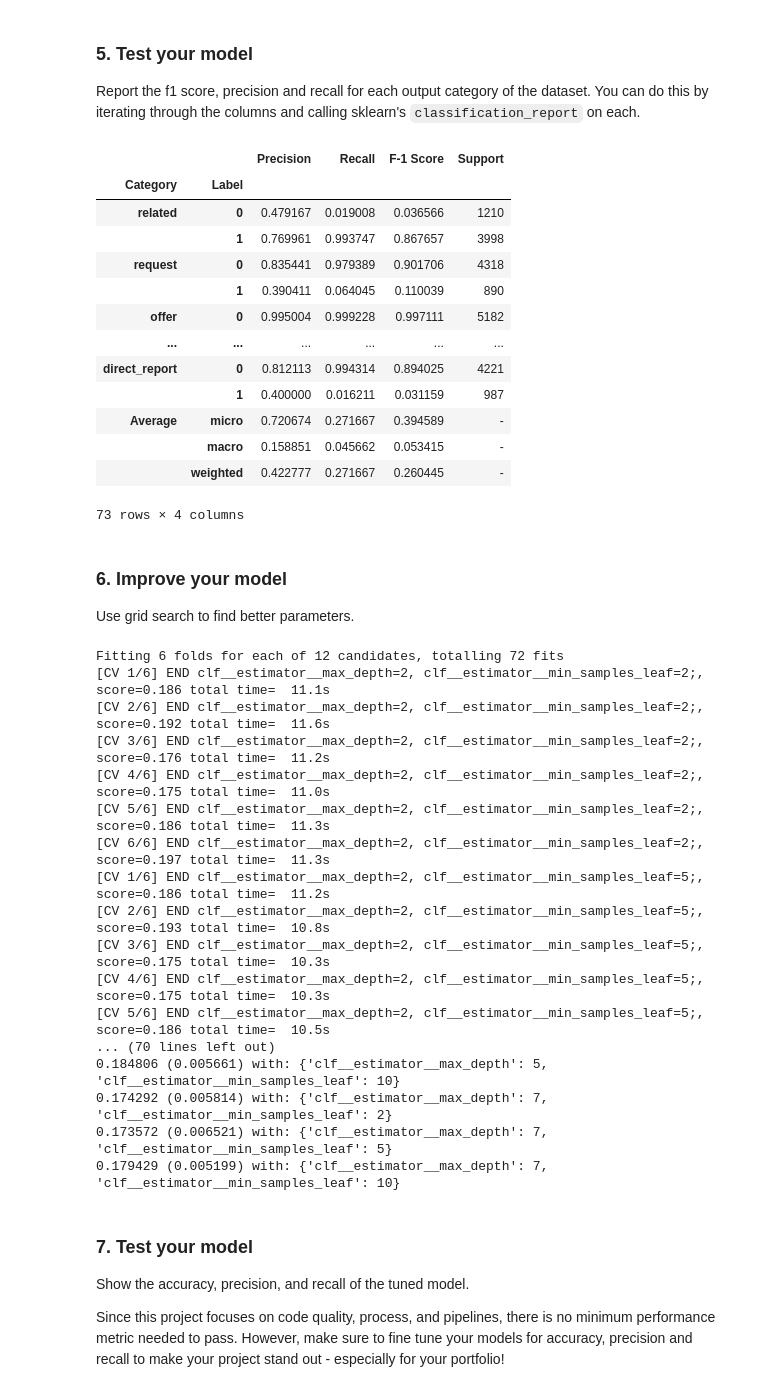
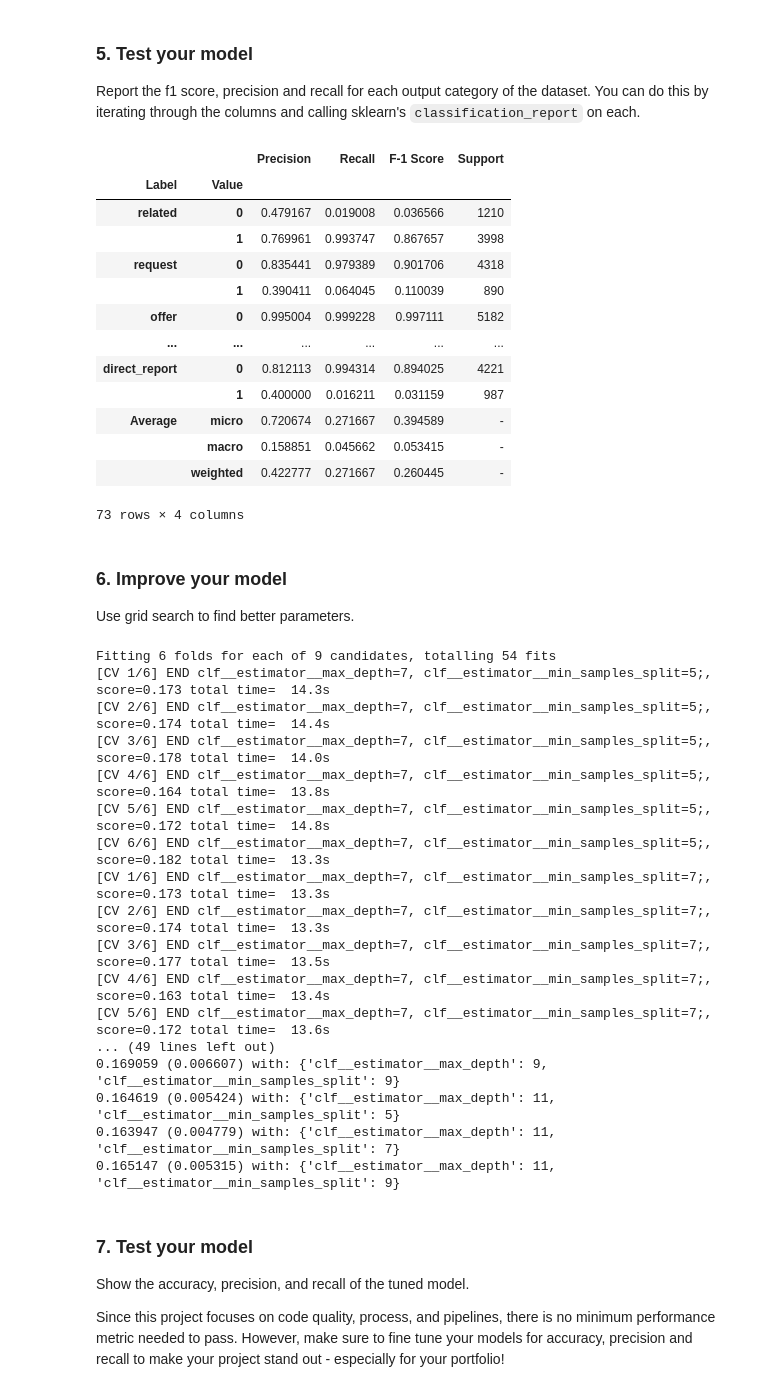
Before and after one commit to schumadi/nd025-disaster-response, a Jupyter notebook: notebooks/ML Pipeline Preparation.ipynb, the cells around one changed output. Cells and saved outputs as stored; diff of their text form; code cells hidden in the pictures.

```diff
--- a/notebooks/ML Pipeline Preparation.ipynb
+++ b/notebooks/ML Pipeline Preparation.ipynb
@@ -133,45 +135,36 @@ Report the f1 score, precision and recall for each output category of the datase
 y_hat = pipeline.predict(X_test)
 # %%
 def report_f1_score_precision_recall(y_test, y_hat):
-        """_summary_
-
-        Args:
-            y_test (_type_): _description_
-            y_hat (_type_): _description_
-
-        Returns:
-            _type_: _description_
-        """
         row_list = []
         for col_number, col_name in enumerate(y_test.columns):
                 for label in np.unique(y_hat.ravel()):
 
                         # Get the precision, reacall, f_score and support for column number col_number
                         pre_rec_f1_supp = precision_recall_fscore_support(y_true = y_test.iloc[:,col_number], y_pred = y_hat[:,col_number])
                         # The precision is the ratio tp / (tp + fp) where tp is the number of true positives and fp the number of false positives. The precision is intuitively the ability of the classifier not to label a negative sample as positive.
                         # The recall is the ratio tp / (tp + fn) where tp is the number of true positives and fn the number of false negatives. The recall is intuitively the ability of the classifier to find all the positive samples.
                         # The F-beta score can be interpreted as a weighted harmonic mean of the precision and recall, where an F-beta score reaches its best value at 1 and worst score at 0.
                         # The F-beta score weights recall more than precision by a factor of beta. beta == 1.0 means recall and precision are equally important.
                         # The support is the number of occurrences of each class in y_true.
 
                         # Collect the results. The dicts are collected in row_list which is converted to a Dataframe at the end.
 
                         result = { 'Label': col_name, 'Value': label, 'Precision': pre_rec_f1_supp[0][label], 'Recall': pre_rec_f1_supp[1][label],
                                 'F-1 Score': pre_rec_f1_supp[2][label], 'Support': pre_rec_f1_supp[3][label] }
                         row_list.append(result)
         for a in ['micro', 'macro', 'weighted']:
                 average = precision_recall_fscore_support(y_true = y_test, y_pred = y_hat, average=a)
                 result = { 'Label': 'Average', 'Value': a, 'Precision': average[0], 'Recall': average[1],
                                 'F-1 Score': average[2], 'Support': '-' }
                 row_list.append(result)
         res_df=pd.DataFrame(row_list)
         res_df.set_index(['Label', 'Value'], inplace=True)
         return res_df
 
 report_f1_score_precision_recall(y_test, y_hat)
 # %% [output]
 |  |  | Precision | Recall | F-1 Score | Support |
-| Category | Label |  |  |  |  |
+| Label | Value |  |  |  |  |
 | related | 0 | 0.479167 | 0.019008 | 0.036566 | 1210 |
 |  | 1 | 0.769961 | 0.993747 | 0.867657 | 3998 |
 | request | 0 | 0.835441 | 0.979389 | 0.901706 | 4318 |
@@ -192,8 +185,8 @@ Use grid search to find better parameters.
 parameters = dict()
 # clf__estimator__ prefix to address the model in the pipeline above
 
-parameters['clf__estimator__max_depth'] = [5, 7, 9, 11]
-parameters['clf__estimator__min_samples_split'] = [2, 5, 7, 9]
+parameters['clf__estimator__max_depth'] = [7, 9, 11]
+parameters['clf__estimator__min_samples_split'] = [5, 7, 9]
 
 
 # define the evaluation procedure
@@ -215,23 +208,23 @@ params = grid_result.cv_results_['params']
 for mean, stdev, param in zip(means, stds, params):
     print("%f (%f) with: %r" % (mean, stdev, param))
 # %% [output]
-Fitting 6 folds for each of 12 candidates, totalling 72 fits
-[CV 1/6] END clf__estimator__max_depth=2, clf__estimator__min_samples_leaf=2;, score=0.186 total time=  11.1s
-[CV 2/6] END clf__estimator__max_depth=2, clf__estimator__min_samples_leaf=2;, score=0.192 total time=  11.6s
-[CV 3/6] END clf__estimator__max_depth=2, clf__estimator__min_samples_leaf=2;, score=0.176 total time=  11.2s
-[CV 4/6] END clf__estimator__max_depth=2, clf__estimator__min_samples_leaf=2;, score=0.175 total time=  11.0s
-[CV 5/6] END clf__estimator__max_depth=2, clf__estimator__min_samples_leaf=2;, score=0.186 total time=  11.3s
-[CV 6/6] END clf__estimator__max_depth=2, clf__estimator__min_samples_leaf=2;, score=0.197 total time=  11.3s
-[CV 1/6] END clf__estimator__max_depth=2, clf__estimator__min_samples_leaf=5;, score=0.186 total time=  11.2s
-[CV 2/6] END clf__estimator__max_depth=2, clf__estimator__min_samples_leaf=5;, score=0.193 total time=  10.8s
-[CV 3/6] END clf__estimator__max_depth=2, clf__estimator__min_samples_leaf=5;, score=0.175 total time=  10.3s
-[CV 4/6] END clf__estimator__max_depth=2, clf__estimator__min_samples_leaf=5;, score=0.175 total time=  10.3s
-[CV 5/6] END clf__estimator__max_depth=2, clf__estimator__min_samples_leaf=5;, score=0.186 total time=  10.5s
-... (70 lines left out)
-0.184806 (0.005661) with: {'clf__estimator__max_depth': 5, 'clf__estimator__min_samples_leaf': 10}
-0.174292 (0.005814) with: {'clf__estimator__max_depth': 7, 'clf__estimator__min_samples_leaf': 2}
-0.173572 (0.006521) with: {'clf__estimator__max_depth': 7, 'clf__estimator__min_samples_leaf': 5}
-0.179429 (0.005199) with: {'clf__estimator__max_depth': 7, 'clf__estimator__min_samples_leaf': 10}
+Fitting 6 folds for each of 9 candidates, totalling 54 fits
+[CV 1/6] END clf__estimator__max_depth=7, clf__estimator__min_samples_split=5;, score=0.173 total time=  14.3s
+[CV 2/6] END clf__estimator__max_depth=7, clf__estimator__min_samples_split=5;, score=0.174 total time=  14.4s
+[CV 3/6] END clf__estimator__max_depth=7, clf__estimator__min_samples_split=5;, score=0.178 total time=  14.0s
+[CV 4/6] END clf__estimator__max_depth=7, clf__estimator__min_samples_split=5;, score=0.164 total time=  13.8s
+[CV 5/6] END clf__estimator__max_depth=7, clf__estimator__min_samples_split=5;, score=0.172 total time=  14.8s
+[CV 6/6] END clf__estimator__max_depth=7, clf__estimator__min_samples_split=5;, score=0.182 total time=  13.3s
+[CV 1/6] END clf__estimator__max_depth=7, clf__estimator__min_samples_split=7;, score=0.173 total time=  13.3s
+[CV 2/6] END clf__estimator__max_depth=7, clf__estimator__min_samples_split=7;, score=0.174 total time=  13.3s
+[CV 3/6] END clf__estimator__max_depth=7, clf__estimator__min_samples_split=7;, score=0.177 total time=  13.5s
+[CV 4/6] END clf__estimator__max_depth=7, clf__estimator__min_samples_split=7;, score=0.163 total time=  13.4s
+[CV 5/6] END clf__estimator__max_depth=7, clf__estimator__min_samples_split=7;, score=0.172 total time=  13.6s
+... (49 lines left out)
+0.169059 (0.006607) with: {'clf__estimator__max_depth': 9, 'clf__estimator__min_samples_split': 9}
+0.164619 (0.005424) with: {'clf__estimator__max_depth': 11, 'clf__estimator__min_samples_split': 5}
+0.163947 (0.004779) with: {'clf__estimator__max_depth': 11, 'clf__estimator__min_samples_split': 7}
+0.165147 (0.005315) with: {'clf__estimator__max_depth': 11, 'clf__estimator__min_samples_split': 9}
 # %% [markdown]
 ### 7. Test your model
 Show the accuracy, precision, and recall of the tuned model.
```
Also changed, not shown: parts of 10 cells of this notebook, 1 other file.
